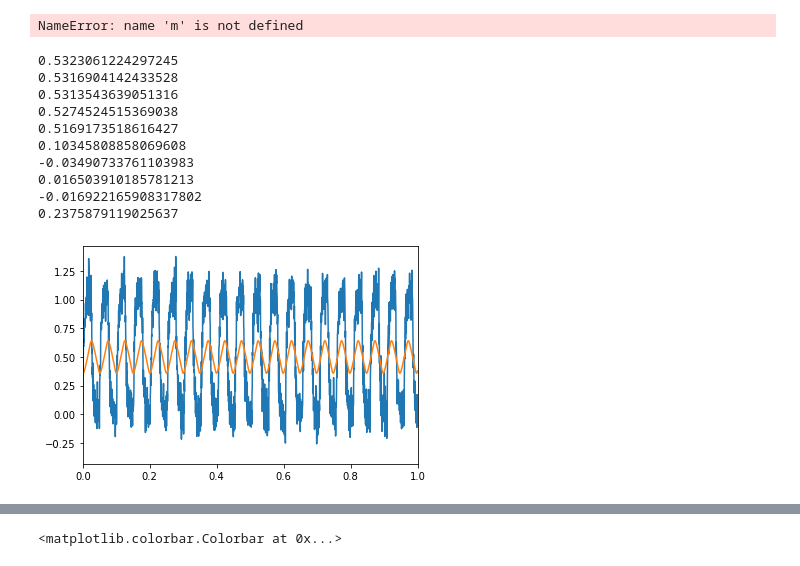
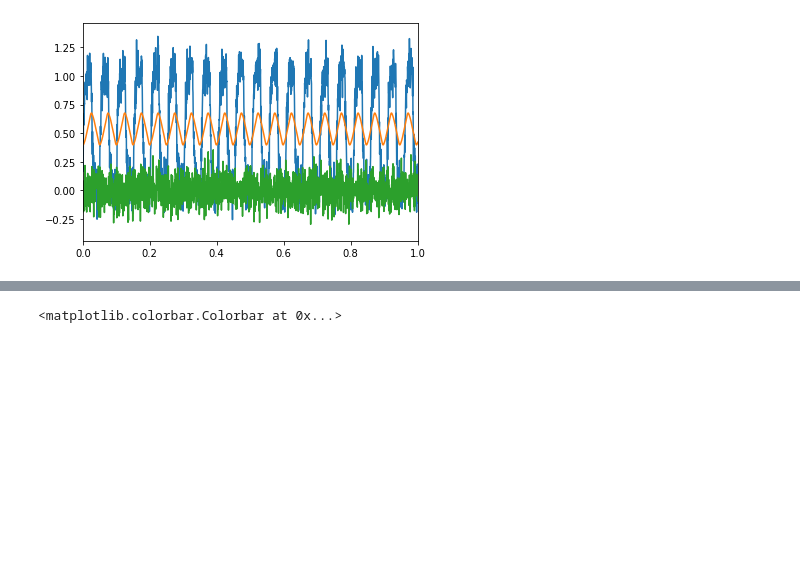
Before and after one commit to nakakeigo/notebook, a Jupyter notebook: LPF.ipynb, the cells around one changed output, grey strips where cells are left out. Drawn from its saved outputs; the diff is of its cells as text; code cells hidden in the pictures; blank space fills up the shorter version.

```diff
--- a/LPF.ipynb
+++ b/LPF.ipynb
@@ -110,27 +130,30 @@ def  plotFFT(x,y):
     plt.xlim(0,100)
     plt.yscale('log')
 # %%
-def rect(x,f,a,b,c,d,p1,p2,p3,p4):
-    return  (4/const.pi)*(a*np.sin(2*const.pi*f*x+p1)+b*np.sin(2*const.pi*3*f*x+p2)+c*np.sin(2*const.pi*5*f*x+p3)+d*np.sin(2*const.pi*7*f*x+p4))+0.5
+def rect(x,f,a,b,c,d,p1,p2,p3,p4,off):
+    return  (4/const.pi)*(a*np.sin(2*const.pi*f*x+p1)+b*np.sin(2*const.pi*3*f*x+p2)+c*np.sin(2*const.pi*5*f*x+p3)+d*np.sin(2*const.pi*7*f*x+p4))+off
 
 def Find1stPeak(x,y):
-    pinit=[fstm,1,1/3,1/5,1/7,0,0,0,0]
+    pinit=[fstm,1,1/3,1/5,1/7,0,0,0,0,0.5]
 
     params,cov = optimize.curve_fit(rect, x, y, pinit)
 
     stderr = np.sqrt(np.diag(cov))
 
-    print(params[1])
-
     return params[1]
 
 def PlotSignal(x,y):
 
-    pinit=[fstm,1,1/3,1/5,1/7,0,0,0,0]
+    pinit=[fstm,1,1/3,1/5,1/7,0,0,0,0,0.5]
     params,cov = optimize.curve_fit(rect, x, y, pinit)
 
     stderr = np.sqrt(np.diag(cov))
 
     plt.plot(x,y)
-    plt.plot(x, rect(x,params[0],params[1],params[2],params[3],params[4],params[5],params[6],params[7],params[8]))
+    plt.xlim(0,1)
+    plt.plot(x, rect(x,params[0],params[1],params[2],params[3],params[4],params[5],params[6],params[7],params[8],params[9]))
+
+def PlotNoise(x,y):
+
+    plt.plot(x,y)
 # %%
@@ -173,41 +216,30 @@ def PlotMinuitSignal(x,y):
-# %%
-print(m.values[1])
-# %% [output]
-NameError: name 'm' is not defined
 # %%
-gain = []
+#gain = []
 gain2 = []
 gain3 = []
 
 x = np.arange(0,tstop,1.0/samp)
 
 for i in range(10):
     fstm = stm[i]
     flat = rflat/fstm/2
     tilt = (1-rflat)/4/fstm
     xf, y = GetSignal(x,tilt,flat,fstm)
-    xf, y_error = GetNoise(x,tilt,flat,fstm)
+    xf, yvar = GetNoise(x,tilt,flat,fstm)
 
     if i ==5:
-        PlotMinuitSignal(xf,y)
-    #plotFFT(x,y)
-    gain.append(MinuitMinimize(xf,y))
+        #PlotMinuitSignal(xf,y)
+        PlotSignal(xf,y)
+        PlotNoise(xf,yvar)
+        #ShowFitResult(xf,y)
+        #plotFFT(x,y)
+    #gain.append(MinuitMinimize(xf,y))
     gain2.append(Find1stPeak(xf,y))
     gain3.append(FindPeak(xf,y))
 
 f = stm
-g1= np.array(gain)
+#g1= np.array(gain)
 g2=np.array(gain2)
 g3=np.array(gain3)
 # %% [output]
-0.5323061224297245
-0.5316904142433528
-0.5313543639051316
-0.5274524515369038
-0.5169173518616427
-0.10345808858069608
--0.03490733761103983
-0.016503910185781213
--0.016922165908317802
-0.2375879119025637
-[figure, old version]
+[figure, new version]
```
Also changed, not shown: parts of 6 cells of this notebook.
